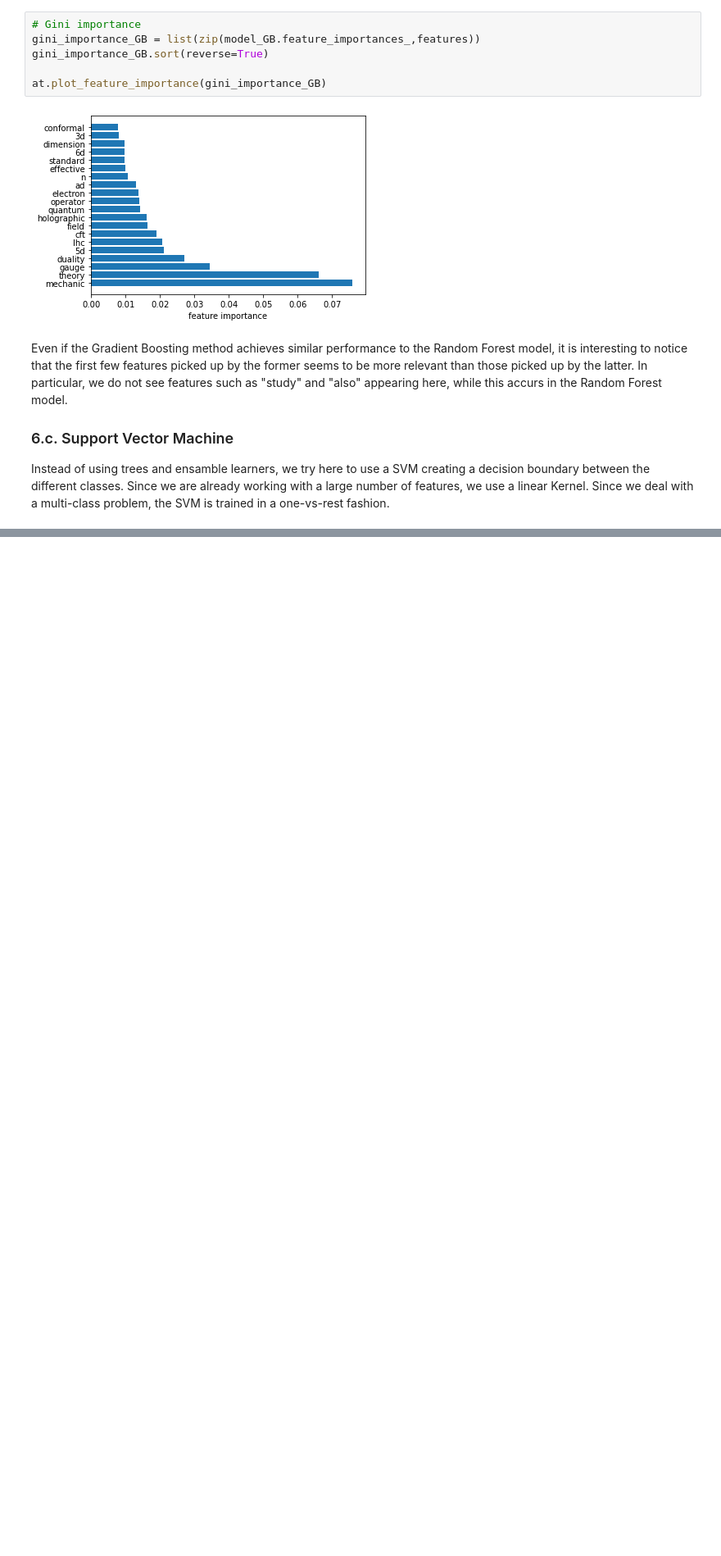
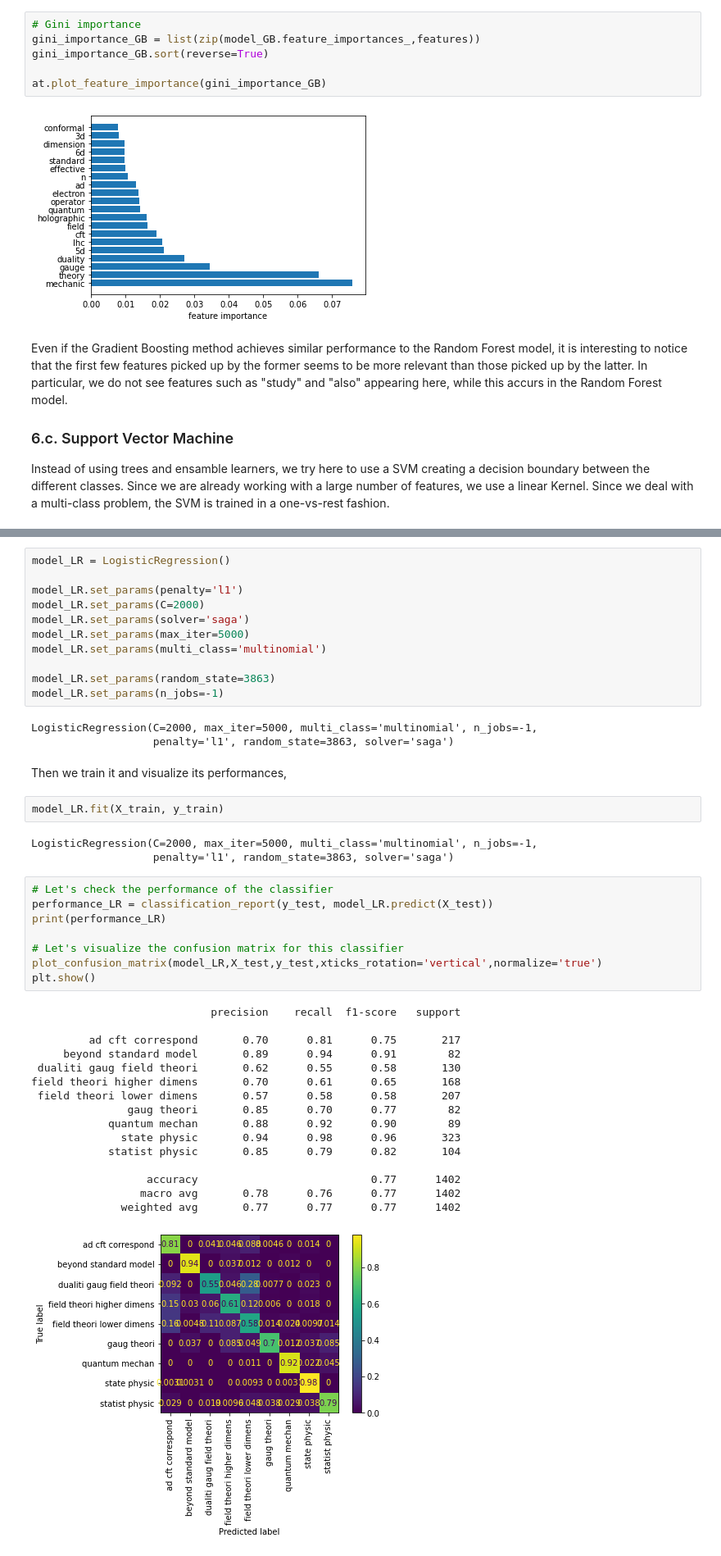
Before and after one commit to carlosparaciari/abstract-classification-supervised, a Jupyter notebook: paper_classification.ipynb, the cells around one changed output, grey strips where cells are left out. Shown: that part at 82% size. Drawn from its saved outputs; the diff is of its cells as text; blank space fills up the shorter version.

```diff
--- a/paper_classification.ipynb
+++ b/paper_classification.ipynb
@@ -1119,0 +1165,46 @@ The plots are quite interesting, see for example how for the *ads-cft correspond
+# %%
+model_LR = LogisticRegression()
+
+model_LR.set_params(penalty='l1')
+model_LR.set_params(C=2000)
+model_LR.set_params(solver='saga')
+model_LR.set_params(max_iter=5000)
+model_LR.set_params(multi_class='multinomial')
+
+model_LR.set_params(random_state=3863)
+model_LR.set_params(n_jobs=-1)
+# %% [output]
+LogisticRegression(C=2000, max_iter=5000, multi_class='multinomial', n_jobs=-1,
+                   penalty='l1', random_state=3863, solver='saga')
+# %% [markdown]
+Then we train it and visualize its performances,
+# %%
+model_LR.fit(X_train, y_train)
+# %% [output]
+LogisticRegression(C=2000, max_iter=5000, multi_class='multinomial', n_jobs=-1,
+                   penalty='l1', random_state=3863, solver='saga')
+# %%
+# Let's check the performance of the classifier
+performance_LR = classification_report(y_test, model_LR.predict(X_test))
+print(performance_LR)
+
+# Let's visualize the confusion matrix for this classifier
+plot_confusion_matrix(model_LR,X_test,y_test,xticks_rotation='vertical',normalize='true')
+plt.show()
+# %% [output]
+                            precision    recall  f1-score   support
+
+         ad cft correspond       0.70      0.81      0.75       217
+     beyond standard model       0.89      0.94      0.91        82
+ dualiti gaug field theori       0.62      0.55      0.58       130
+field theori higher dimens       0.70      0.61      0.65       168
+ field theori lower dimens       0.57      0.58      0.58       207
+               gaug theori       0.85      0.70      0.77        82
+            quantum mechan       0.88      0.92      0.90        89
+              state physic       0.94      0.98      0.96       323
+            statist physic       0.85      0.79      0.82       104
+
+                  accuracy                           0.77      1402
+                 macro avg       0.78      0.76      0.77      1402
+              weighted avg       0.77      0.77      0.77      1402
+[figure, added]
```
Also changed, not shown: parts of 41 cells of this notebook.
